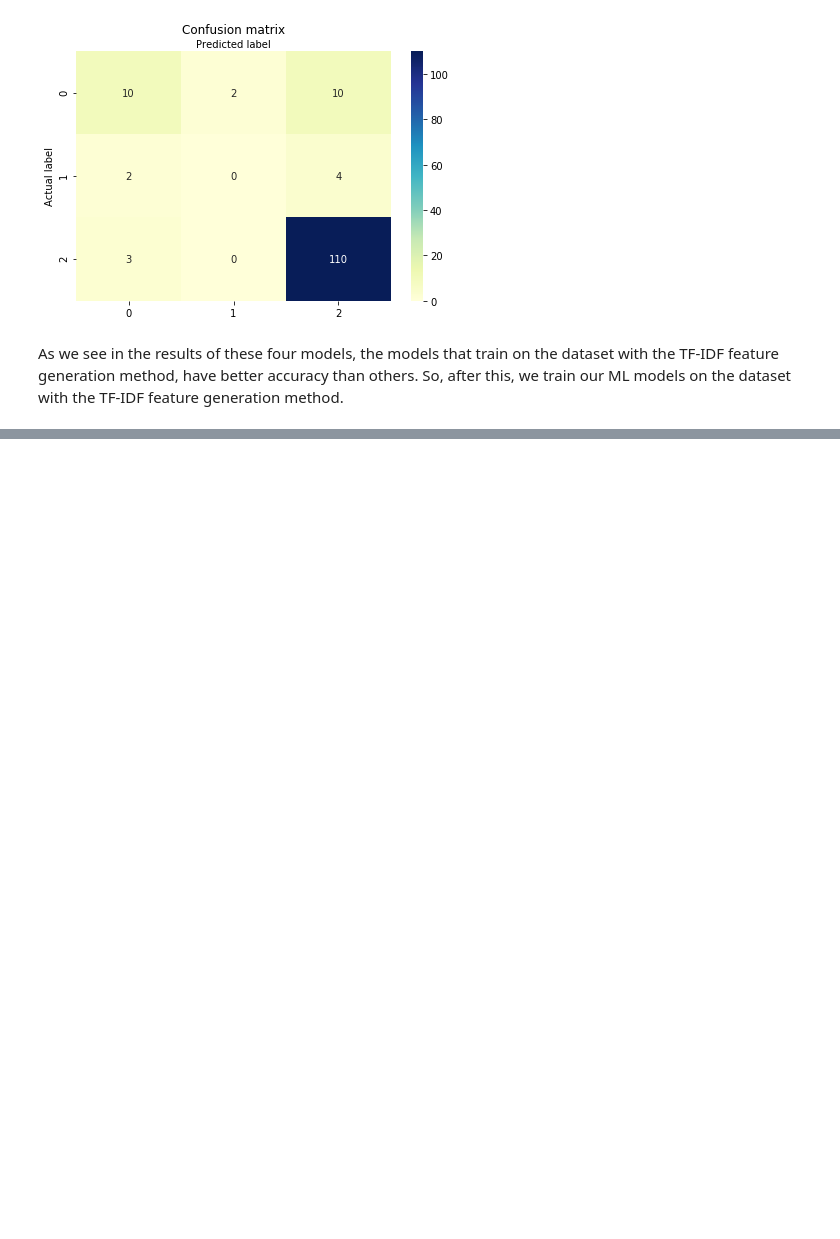
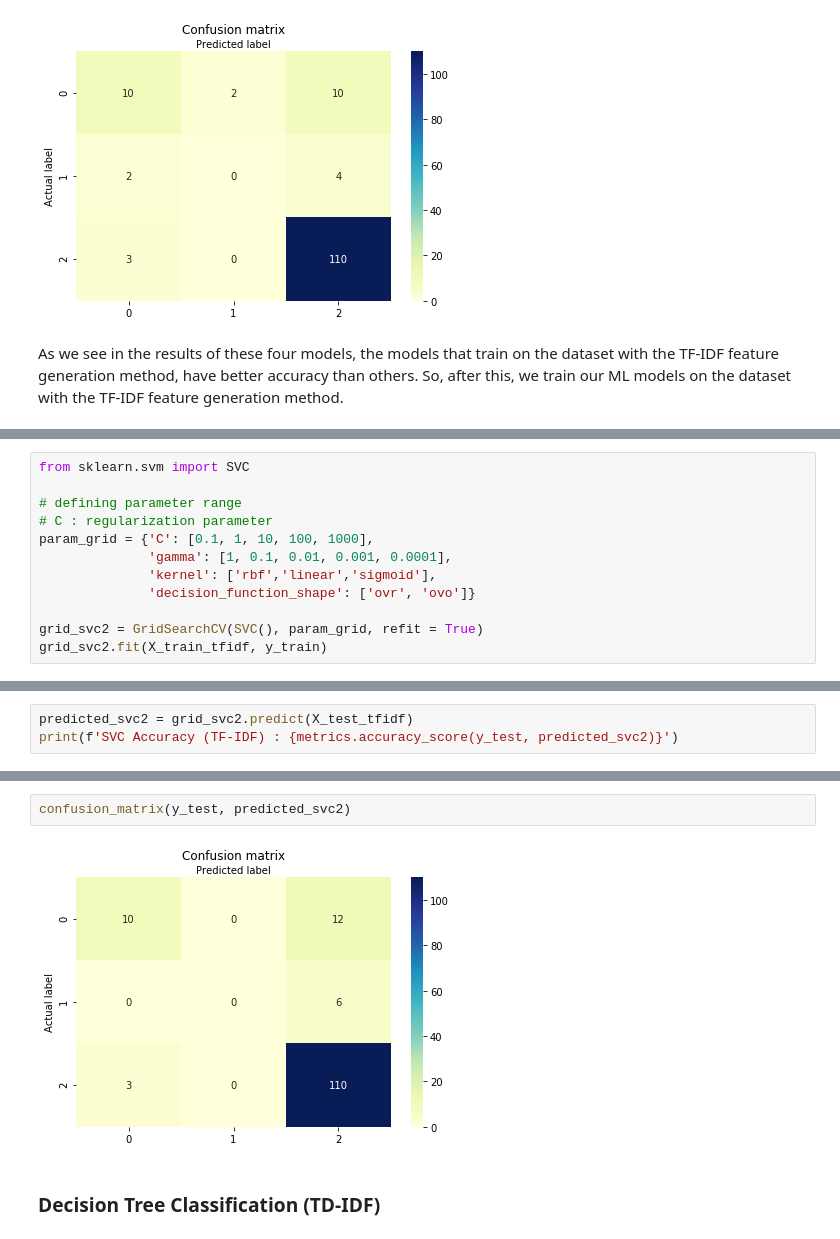
Before and after one commit to ZahraDehghani99/AI-Internship, a Jupyter notebook: Phase04-NLP-with-ML/Phase04-NLP-with-ML.ipynb, the cells around one changed output, grey strips where cells are left out. Cells and saved outputs as stored; diff of their text form; blank space fills up the shorter version.

Commit message:
Complete model training.

```diff
--- a/Phase04-NLP-with-ML/Phase04-NLP-with-ML.ipynb
+++ b/Phase04-NLP-with-ML/Phase04-NLP-with-ML.ipynb
@@ -428,0 +450,12 @@ As we see in the results of these four models, the models that train on the data
+# %%
+from sklearn.svm import SVC
+
+# defining parameter range
+# C : regularization parameter
+param_grid = {'C': [0.1, 1, 10, 100, 1000],
+              'gamma': [1, 0.1, 0.01, 0.001, 0.0001],
+              'kernel': ['rbf','linear','sigmoid'],
+              'decision_function_shape': ['ovr', 'ovo']}
+
+grid_svc2 = GridSearchCV(SVC(), param_grid, refit = True)
+grid_svc2.fit(X_train_tfidf, y_train)
@@ -428,0 +488,3 @@ As we see in the results of these four models, the models that train on the data
+# %%
+predicted_svc2 = grid_svc2.predict(X_test_tfidf)
+print(f'SVC Accuracy (TF-IDF) : {metrics.accuracy_score(y_test, predicted_svc2)}')
@@ -428,0 +505,6 @@ As we see in the results of these four models, the models that train on the data
+# %%
+confusion_matrix(y_test, predicted_svc2)
+# %% [output]
+[figure, added]
+# %% [markdown]
+### Decision Tree Classification (TD-IDF)
```
Also changed, not shown: parts of 47 cells of this notebook.
